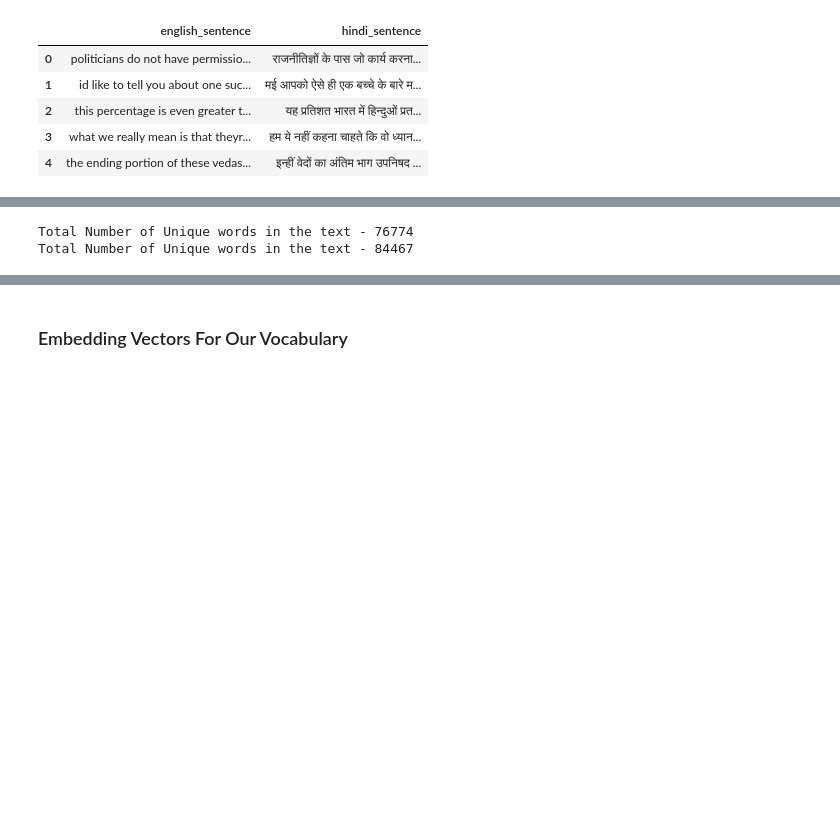
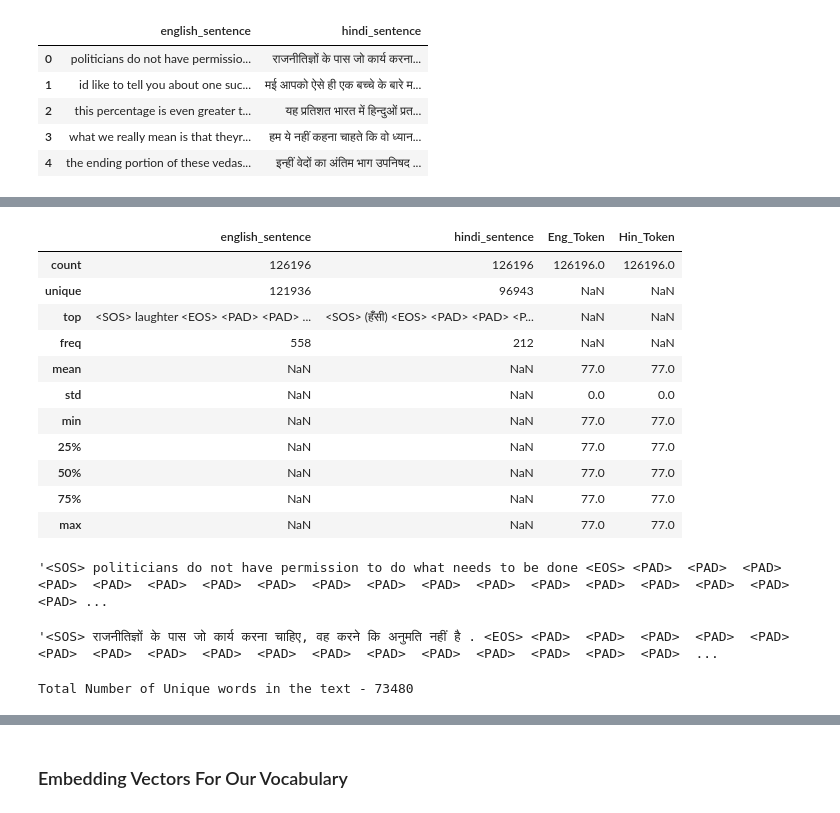
Before and after one commit to aryan7781/English-Hindi-Machine-Translation, a Jupyter notebook: Data Preprocessing.ipynb, the cells around one changed output, grey strips where cells are left out. Drawn from its saved outputs; the diff is of its cells as text; code cells hidden in the pictures; blank space fills up the shorter version.

Commit message:
Updated Data Preprocessing

```diff
--- a/Data Preprocessing.ipynb
+++ b/Data Preprocessing.ipynb
@@ -102,0 +105,5 @@ df.head()
+# %%
+tokenizer = nltk.tokenize.WhitespaceTokenizer()
+df['Eng_Token'] = df['english_sentence'].apply(lambda x: len(tokenizer.tokenize(x)))
+df['Hin_Token'] = df['hindi_sentence'].apply(lambda x: len(tokenizer.tokenize(x)))
+df.head()
@@ -102,0 +144,4 @@ df.head()
+# %%
+# Removing rows that have too large sentences.
+df = (df[df['Eng_Token'] <= 75]).copy()
+df = (df[df['Hin_Token'] <= 75]).copy()
@@ -102,0 +169,11 @@ df.head()
+# %%
+def preprocess_text(text, num_tokens):
+    text = text.apply(lambda x: " ".join(['<SOS>', x, '<EOS>']))
+    text = text + num_tokens.apply(lambda x: (75-x) * " <PAD> ")
+    return text
+
+df['english_sentence'] = preprocess_text(df.english_sentence, df.Eng_Token)
+df['hindi_sentence'] = preprocess_text(df.hindi_sentence, df.Hin_Token)
+
+# df['english_sentence'] = df['english_sentence'].apply(lambda x: " ".join(['<SOS>', x, '<EOS>']))
+# df['hindi_sentence'] = df['hindi_sentence'].apply(lambda x: " ".join(['<SOS>', x, '<EOS>']))
@@ -103,3 +198,31 @@ df.head()
+# %%
+# Updating the number of tokens for english and hindi texts
+# For all the sentences/samples in the given text, it should be 77 (75 + 2(<sos> and <eos>))
+df['Eng_Token'] = df['english_sentence'].apply(lambda x: len(tokenizer.tokenize(x)))
+df['Hin_Token'] = df['hindi_sentence'].apply(lambda x: len(tokenizer.tokenize(x)))
+# %%
+df.describe(include = 'all')
+# %% [output]
+|  | english_sentence | hindi_sentence | Eng_Token | Hin_Token |
+| count | 126196 | 126196 | 126196.0 | 126196.0 |
+| unique | 121936 | 96943 | NaN | NaN |
+| top | <SOS> laughter <EOS> <PAD> <PAD> ... | <SOS> (हँसी) <EOS> <PAD> <PAD> <P... | NaN | NaN |
+| freq | 558 | 212 | NaN | NaN |
+| mean | NaN | NaN | 77.0 | 77.0 |
+| std | NaN | NaN | 0.0 | 0.0 |
+| min | NaN | NaN | 77.0 | 77.0 |
+| 25% | NaN | NaN | 77.0 | 77.0 |
+| 50% | NaN | NaN | 77.0 | 77.0 |
+| 75% | NaN | NaN | 77.0 | 77.0 |
+| max | NaN | NaN | 77.0 | 77.0 |
+# %%
+df.english_sentence[0]
+# %% [output]
+'<SOS> politicians do not have permission to do what needs to be done <EOS> <PAD>  <PAD>  <PAD>  <PAD>  <PAD>  <PAD>  <PAD>  <PAD>  <PAD>  <PAD>  <PAD>  <PAD>  <PAD>  <PAD>  <PAD>  <PAD>  <PAD>  <PAD> ...
+# %%
+df.hindi_sentence[0]
+# %% [output]
+'<SOS> राजनीतिज्ञों के पास जो कार्य करना चाहिए, वह करने कि अनुमति नहीं है . <EOS> <PAD>  <PAD>  <PAD>  <PAD>  <PAD>  <PAD>  <PAD>  <PAD>  <PAD>  <PAD>  <PAD>  <PAD>  <PAD>  <PAD>  <PAD>  <PAD>  <PAD>  ...
 # %%
 def get_text_vectorizer(text_ds):
 
@@ -117,8 +240,6 @@ def get_text_vectorizer(text_ds):
     print("Total Number of Unique words in the text -", len(vocab))
     return word_index, text_vectorizer
 # %%
-eng_word_index, eng_vectorizer = get_text_vectorizer(df.english_sentence)
-hin_word_index, hin_vectorizer = get_text_vectorizer(df.hindi_sentence)
+eng_word_index, eng_text_vectorizer = get_text_vectorizer(df.english_sentence)
 # %% [output]
-Total Number of Unique words in the text - 76774
-Total Number of Unique words in the text - 84467
+Total Number of Unique words in the text - 73480
```
Also changed, not shown: parts of 19 cells of this notebook.
